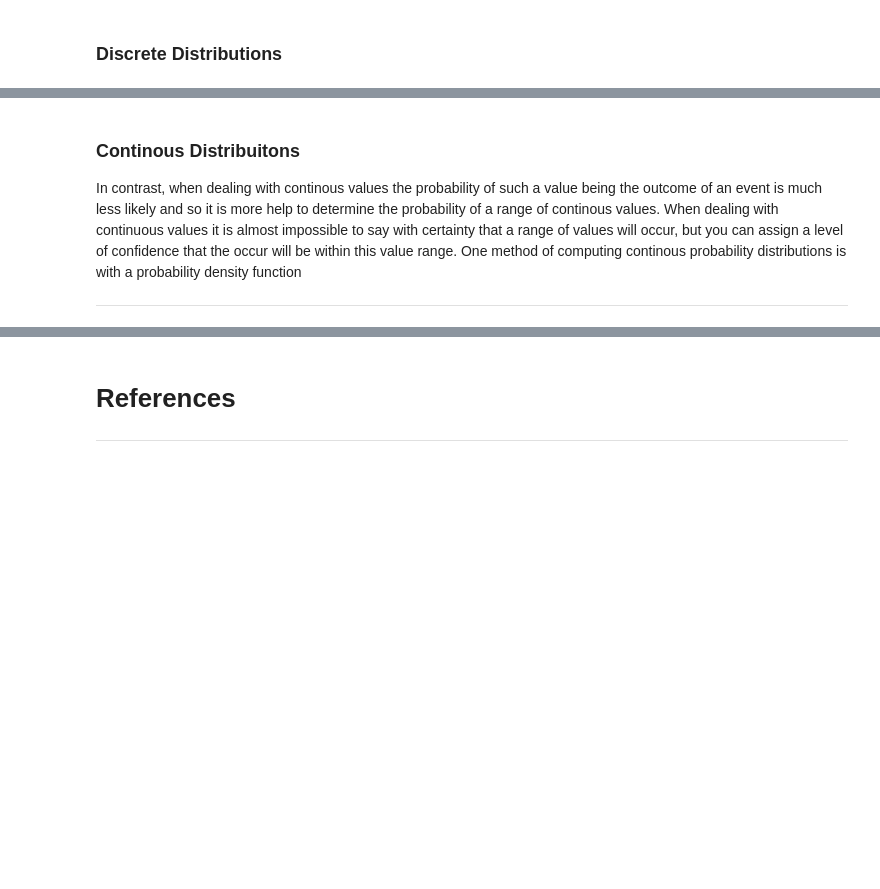
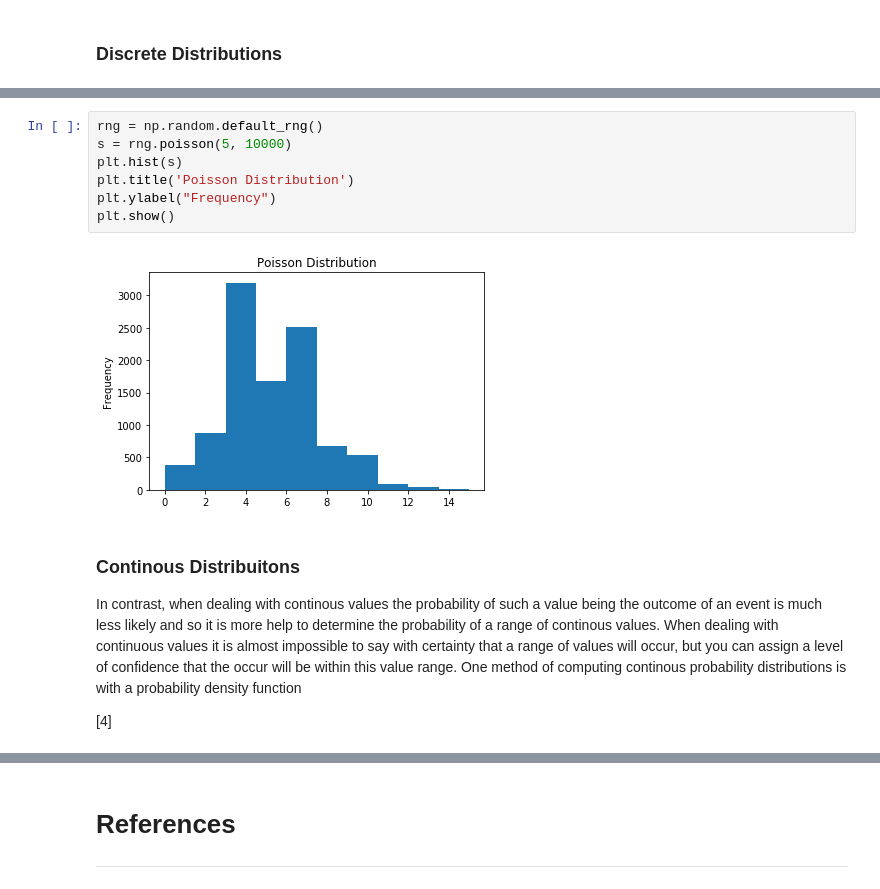
Before and after one commit to shaner1/ProgDA_Task_20, a Jupyter notebook: Numpy .ipynb, the cells around one changed output, grey strips where cells are left out. Saved outputs shown, nothing was run; the diff lists cells and outputs as text; blank space fills up the shorter version.

```diff
--- a/Numpy .ipynb
+++ b/Numpy .ipynb
@@ -386,7 +418,16 @@ Binomial distribution are another example of discrete probability and in a binom
+# %%
+rng = np.random.default_rng()
+s = rng.poisson(5, 10000)
+plt.hist(s)
+plt.title('Poisson Distribution')
+plt.ylabel("Frequency")
+plt.show()
+# %% [output]
+[figure, added]
 # %% [markdown]
 ### Continous Distribuitons
 
 In contrast, when dealing with continous values the probability of such a value being the outcome of an event is much less likely and so it is more help to determine the probability of a range of continous values. When dealing with continuous values it is almost impossible to say with certainty that a range of values will occur, but you can assign a level of confidence that the occur will be within this value range.
 One method of computing continous probability distributions is with a probability density function
 
-***
+[4]
```
Also changed, not shown: parts of 83 cells of this notebook, 1 other file.
